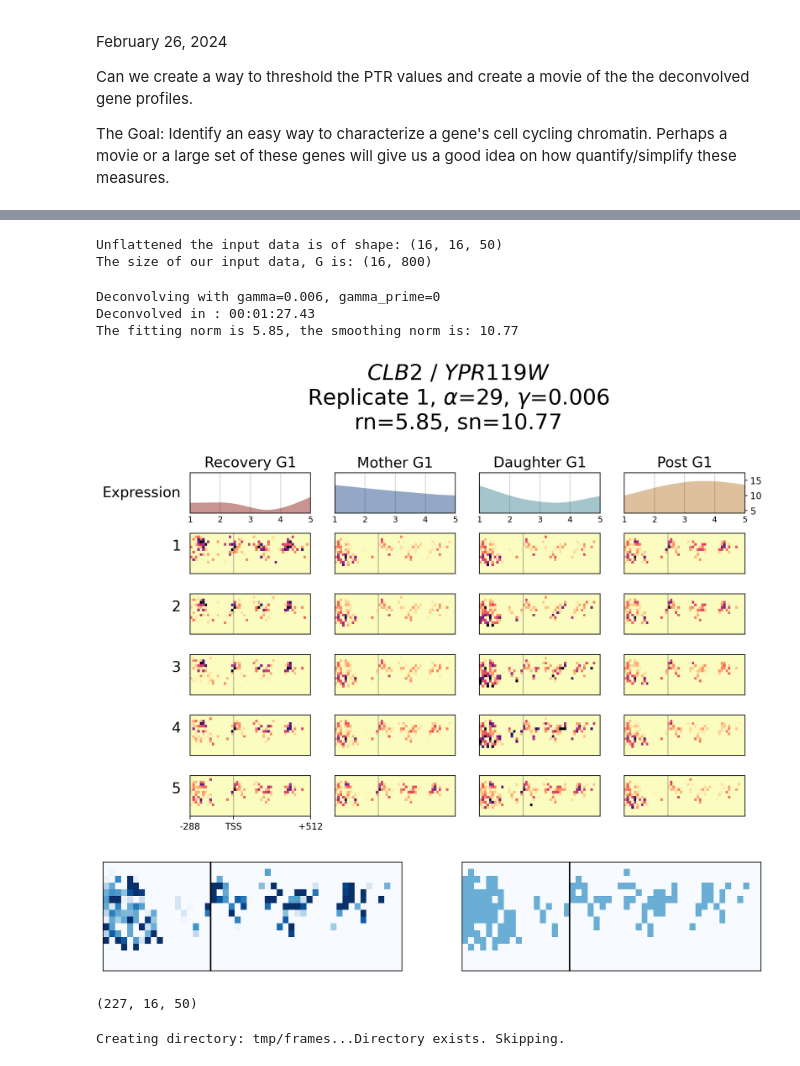
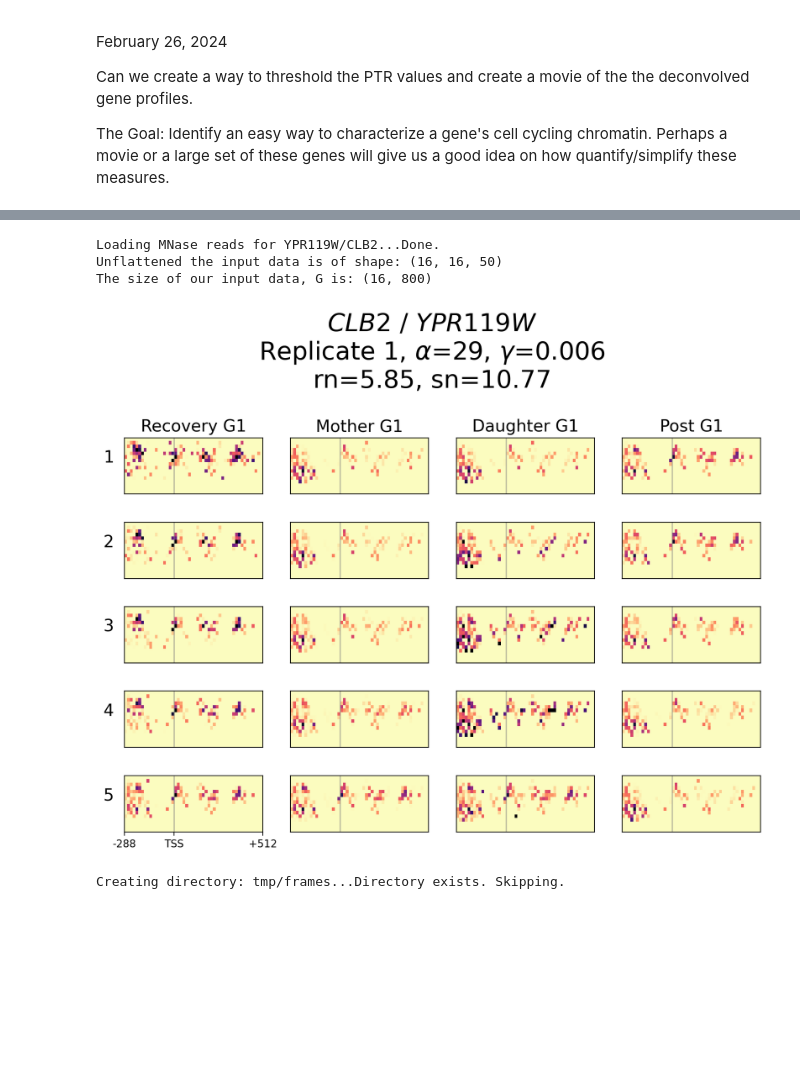
Before and after one commit to HarteminkLab/cell-cycle-deconv, a Jupyter notebook: 22_Movie_spatio_temporal.ipynb, the cells around one changed output, grey strips where cells are left out. Drawn from its saved outputs; the diff is of its cells as text; code cells hidden in the pictures; blank space fills up the shorter version.

```diff
--- a/22_Movie_spatio_temporal.ipynb
+++ b/22_Movie_spatio_temporal.ipynb
@@ -29,11 +21,0 @@ Loading MNase reads for YPR119W/CLB2...Done.
-# %%
-chromatin_model.create_deconvolution_bins()
-# %% [output]
-Unflattened the input data is of shape: (16, 16, 50)
-The size of our input data, G is: (16, 800)
-# %%
-chromatin_model.deconvolve()
-# %% [output]
-Deconvolving with gamma=0.006, gamma_prime=0
-Deconvolved in : 00:01:27.43
-The fitting norm is 5.85, the smoothing norm is: 10.77
@@ -46,31 +22,16 @@ chromatin_model.compute_ptr()
+# %%
+from cc_src.chromatin_model import load_chromatin_model_from_disk
+
+chromatin_dir = 'output/deconvolve_rep1_g006_2024_02_20/chromatin/'
+gene_name = 'CLB2'
+
+chromatin_model = load_chromatin_model_from_disk(gene_name, chromatin_dir)
+# %% [output]
+Loading MNase reads for YPR119W/CLB2...Done.
+Unflattened the input data is of shape: (16, 16, 50)
+The size of our input data, G is: (16, 800)
 # %%
-fig = chromatin_model.create_deconvolution_plots_abbreviated_flipped(ge_model=ge_model)
+fig = chromatin_model.create_deconvolution_plots_abbreviated_flipped()
 # %% [output]
-[figure, old version]
+[figure, new version]
-# %%
-
-threshold = 1e-3
-
-ptr_img = chromatin_model.f_ptrs.reshape(chromatin_model.image_shape)
-
-fig, (ax0, ax1) = plt.subplots(1, 2, figsize=(12, 2))
-
-def plot_img(ax0, ptr_img):
-    ax0.imshow(ptr_img, vmax=2, vmin=0, origin='lower', cmap='Blues', extent=chromatin_model.bin_extents,
-               aspect='auto')
-    ax0.axvline(chromatin_model.computed_plus_one, c='black')
-    ax0.set_xticks([])
-    ax0.set_yticks([])
-
-plot_img(ax0, ptr_img)
-
-mask = (ptr_img > threshold)#*2.
-plot_img(ax1, mask)
-# %% [output]
-[figure, removed]
-# %%
-f_images = chromatin_model.get_f_images()
-f_images.shape
-# %% [output]
-(227, 16, 50)
 # %%
```
Also changed, not shown: parts of 7 cells of this notebook, 4 other files.
